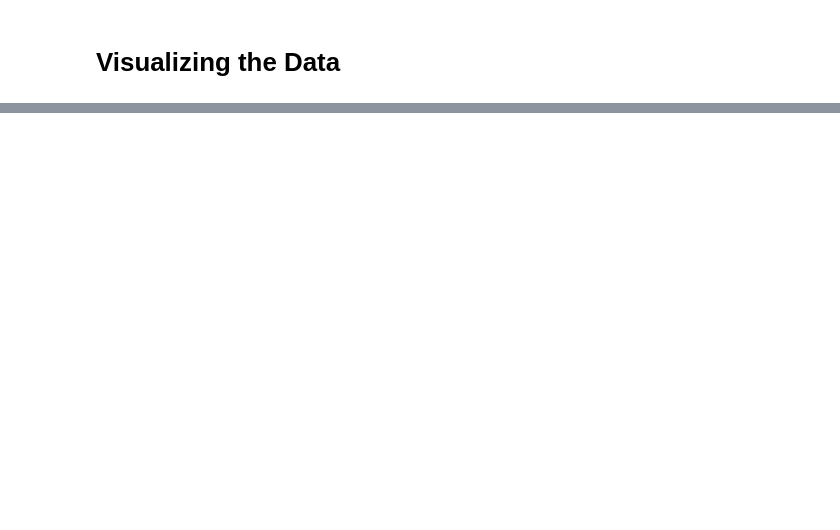
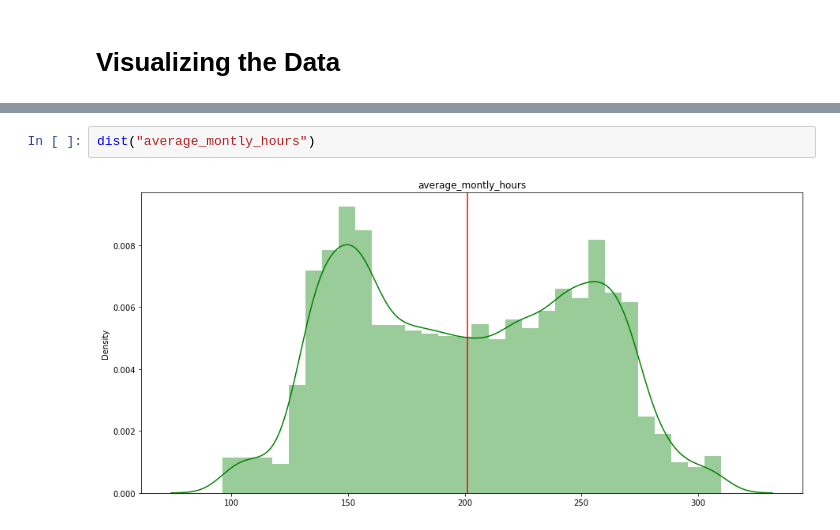
Before and after one commit to JosephMutua/Employees_retention_model, a Jupyter notebook: EDA.ipynb, the cells around one changed output, grey strips where cells are left out. Drawn from its saved outputs; the diff is of its cells as text; blank space fills up the shorter version.

```diff
--- a/EDA.ipynb
+++ b/EDA.ipynb
@@ -145,0 +193,4 @@ for col in df.columns:
+# %%
+dist("average_montly_hours")
+# %% [output]
+[figure, added]
```
Also changed, not shown: parts of 22 cells of this notebook.
